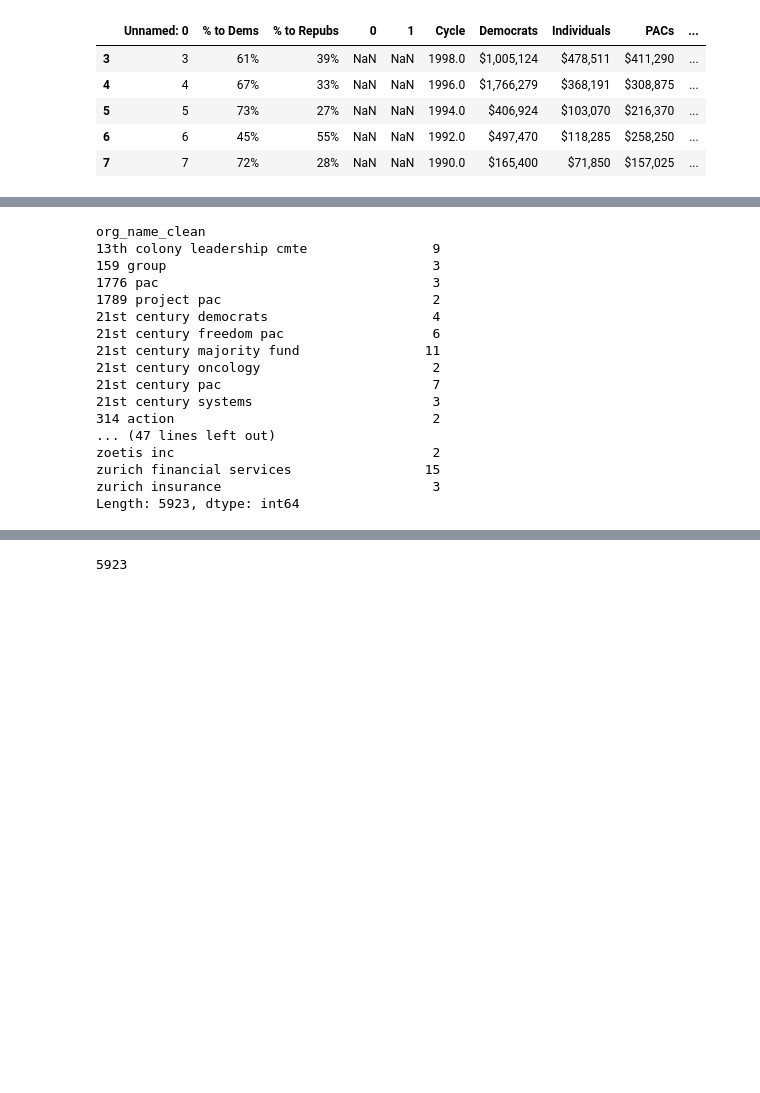
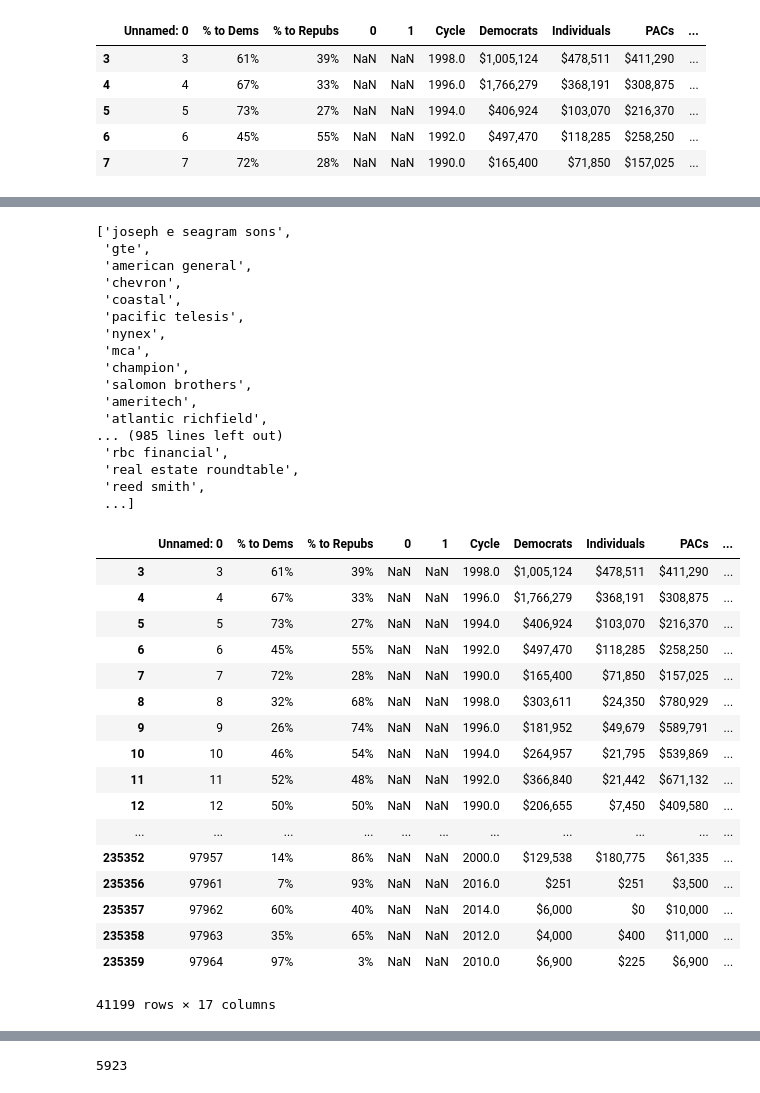
Before and after one commit to yontartu/citizens-united, a Jupyter notebook: levenshtein_scoring_joey.ipynb, the cells around one changed output, grey strips where cells are left out. Cells and saved outputs as stored; diff of their text form; code cells hidden in the pictures; blank space fills up the shorter version.

```diff
--- a/levenshtein_scoring_joey.ipynb
+++ b/levenshtein_scoring_joey.ipynb
@@ -248,5 +178,5 @@ list(freq.index)
 # %%
-['assn',
+freq_words = ['assn',
  'of',
  'for',
  'pac',
@@ -294,24 +206,46 @@ list(freq.index)
 # %%
 o = opensecrets_pacs.copy()
-o['org_name_clean'] = o.org_name.str.lower().str.replace('[^\w\s]','')
-o = o[o.org_name_clean.isnull() == False]
-# o.org_name_clean = o.org_name.str.replace('[^\w\s]','')
-o.groupby('org_name_clean').size()
+o['org_name_clean'] = o.org_name.str.lower().str.replace('[^\w\s]','')  # lower, replace punctuation
+o = o[o.org_name_clean.isnull() == False]  # drop nas
+o.org_name_clean = o.org_name_clean.apply(lambda x: " ".join(x for x in x.split() if x not in freq_words))  # remove freqs
+# o.groupby('org_name_clean').size()
+list(o.org_name_clean.unique())
 # %% [output]
-org_name_clean
-13th colony leadership cmte                9
-159 group                                  3
-1776 pac                                   3
-1789 project pac                           2
-21st century democrats                     4
-21st century freedom pac                   6
-21st century majority fund                11
-21st century oncology                      2
-21st century pac                           7
-21st century systems                       3
-314 action                                 2
-... (47 lines left out)
-zoetis inc                                 2
-zurich financial services                 15
-zurich insurance                           3
-Length: 5923, dtype: int64
+['joseph e seagram sons',
+ 'gte',
+ 'american general',
+ 'chevron',
+ 'coastal',
+ 'pacific telesis',
+ 'nynex',
+ 'mca',
+ 'champion',
+ 'salomon brothers',
+ 'ameritech',
+ 'atlantic richfield',
+... (985 lines left out)
+ 'rbc financial',
+ 'real estate roundtable',
+ 'reed smith',
+ ...]
+# %%
+o
+# %% [output]
+|  | Unnamed: 0 | % to Dems | % to Repubs | 0 | 1 | Cycle | Democrats | Individuals | PACs | ... |
+| 3 | 3 | 61% | 39% | NaN | NaN | 1998.0 | $1,005,124 | $478,511 | $411,290 | ... |
+| 4 | 4 | 67% | 33% | NaN | NaN | 1996.0 | $1,766,279 | $368,191 | $308,875 | ... |
+| 5 | 5 | 73% | 27% | NaN | NaN | 1994.0 | $406,924 | $103,070 | $216,370 | ... |
+| 6 | 6 | 45% | 55% | NaN | NaN | 1992.0 | $497,470 | $118,285 | $258,250 | ... |
+| 7 | 7 | 72% | 28% | NaN | NaN | 1990.0 | $165,400 | $71,850 | $157,025 | ... |
+| 8 | 8 | 32% | 68% | NaN | NaN | 1998.0 | $303,611 | $24,350 | $780,929 | ... |
+| 9 | 9 | 26% | 74% | NaN | NaN | 1996.0 | $181,952 | $49,679 | $589,791 | ... |
+| 10 | 10 | 46% | 54% | NaN | NaN | 1994.0 | $264,957 | $21,795 | $539,869 | ... |
+| 11 | 11 | 52% | 48% | NaN | NaN | 1992.0 | $366,840 | $21,442 | $671,132 | ... |
+| 12 | 12 | 50% | 50% | NaN | NaN | 1990.0 | $206,655 | $7,450 | $409,580 | ... |
+| ... | ... | ... | ... | ... | ... | ... | ... | ... | ... | ... |
+| 235352 | 97957 | 14% | 86% | NaN | NaN | 2000.0 | $129,538 | $180,775 | $61,335 | ... |
+| 235356 | 97961 | 7% | 93% | NaN | NaN | 2016.0 | $251 | $251 | $3,500 | ... |
+| 235357 | 97962 | 60% | 40% | NaN | NaN | 2014.0 | $6,000 | $0 | $10,000 | ... |
+| 235358 | 97963 | 35% | 65% | NaN | NaN | 2012.0 | $4,000 | $400 | $11,000 | ... |
+| 235359 | 97964 | 97% | 3% | NaN | NaN | 2010.0 | $6,900 | $225 | $6,900 | ... |
+41199 rows × 17 columns
```
Also changed, not shown: parts of 11 cells of this notebook.
